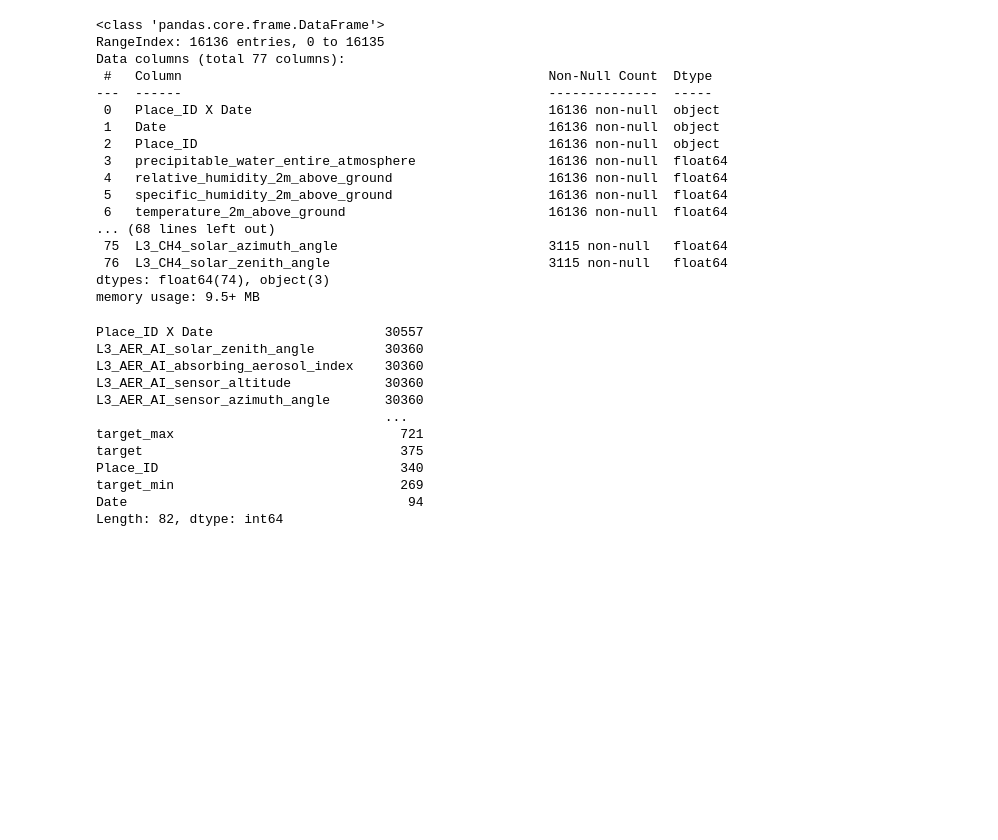
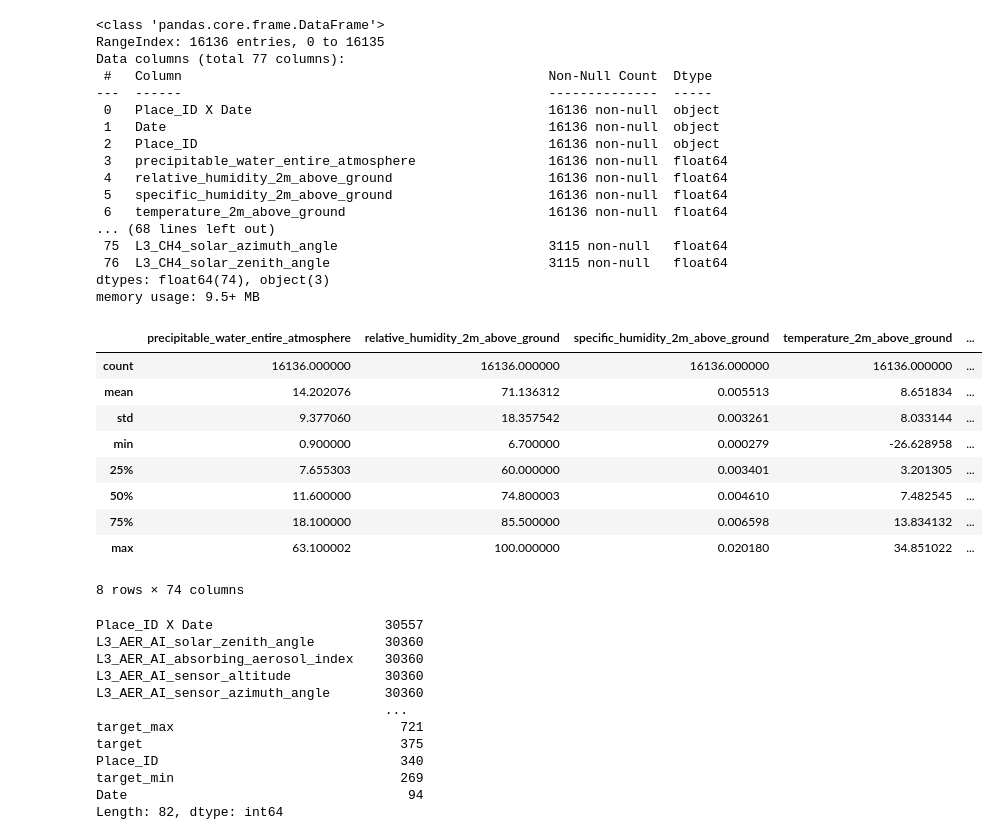
Before and after one commit to Abena-3565/Urban_Air_Pollution, a Jupyter notebook: urban_air_pullate.ipynb, the cells around one changed output. Cells and saved outputs as stored; diff of their text form; code cells hidden in the pictures; blank space fills up the shorter version.

```diff
--- a/urban_air_pullate.ipynb
+++ b/urban_air_pullate.ipynb
@@ -82,6 +96,19 @@ Data columns (total 77 columns):
  76  L3_CH4_solar_zenith_angle                            3115 non-null   float64
 dtypes: float64(74), object(3)
 memory usage: 9.5+ MB
+# %%
+test_data.describe()
+# %% [output]
+|  | precipitable_water_entire_atmosphere | relative_humidity_2m_above_ground | specific_humidity_2m_above_ground | temperature_2m_above_ground | ... |
+| count | 16136.000000 | 16136.000000 | 16136.000000 | 16136.000000 | ... |
+| mean | 14.202076 | 71.136312 | 0.005513 | 8.651834 | ... |
+| std | 9.377060 | 18.357542 | 0.003261 | 8.033144 | ... |
+| min | 0.900000 | 6.700000 | 0.000279 | -26.628958 | ... |
+| 25% | 7.655303 | 60.000000 | 0.003401 | 3.201305 | ... |
+| 50% | 11.600000 | 74.800003 | 0.004610 | 7.482545 | ... |
+| 75% | 18.100000 | 85.500000 | 0.006598 | 13.834132 | ... |
+| max | 63.100002 | 100.000000 | 0.020180 | 34.851022 | ... |
+8 rows × 74 columns
 # %%
 train_data.nunique().sort_values(ascending=False)
 # %% [output]
```
Also changed, not shown: parts of 54 cells of this notebook, 6 other files.
